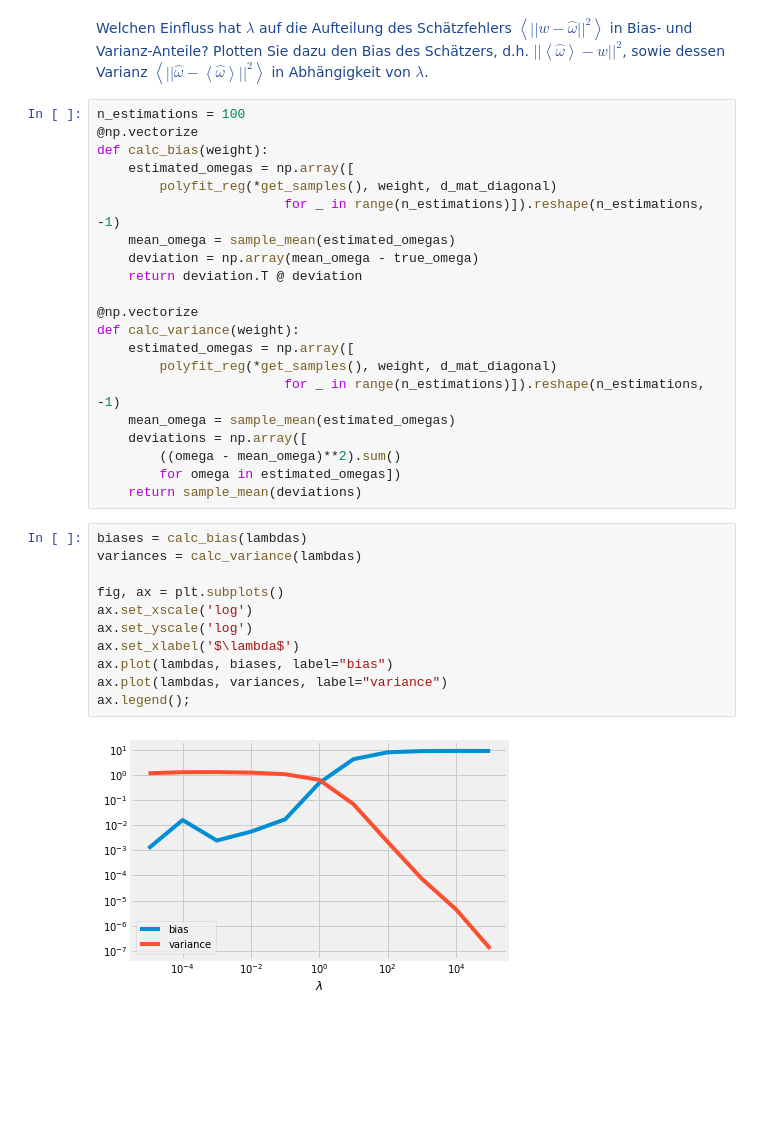
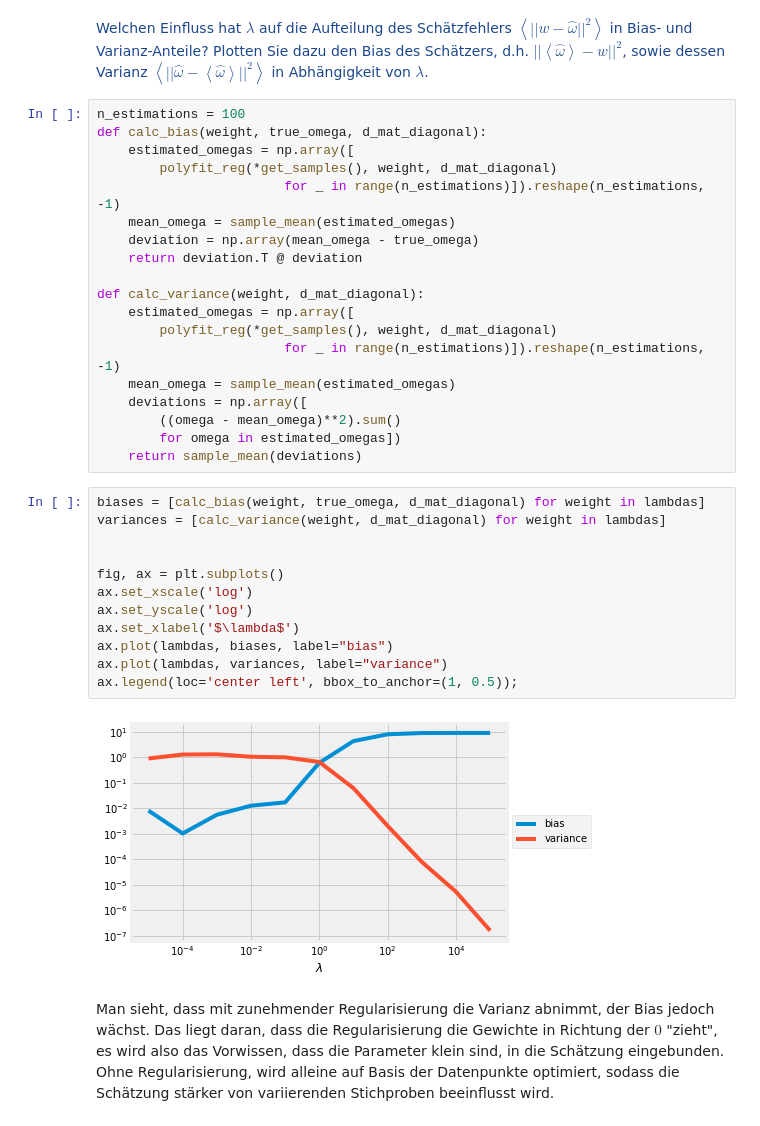
Before and after one commit to jonasitzmann/grundlagen_ml, a Jupyter notebook: ex4.ipynb, the cells around one changed output. Drawn from its saved outputs; the diff is of its cells as text; blank space fills up the shorter version.

```diff
--- a/ex4.ipynb
+++ b/ex4.ipynb
@@ -269,8 +267,7 @@ in Abhängigkeit von $\lambda$.
 </font>
 # %%
 n_estimations = 100
-@np.vectorize
-def calc_bias(weight):
+def calc_bias(weight, true_omega, d_mat_diagonal):
     estimated_omegas = np.array([
         polyfit_reg(*get_samples(), weight, d_mat_diagonal)
                         for _ in range(n_estimations)]).reshape(n_estimations, -1)
@@ -278,8 +275,7 @@ def calc_bias(weight):
     deviation = np.array(mean_omega - true_omega)
     return deviation.T @ deviation
 
-@np.vectorize
-def calc_variance(weight):
+def calc_variance(weight, d_mat_diagonal):
     estimated_omegas = np.array([
         polyfit_reg(*get_samples(), weight, d_mat_diagonal)
                         for _ in range(n_estimations)]).reshape(n_estimations, -1)
@@ -289,15 +285,22 @@ def calc_variance(weight):
         for omega in estimated_omegas])
     return sample_mean(deviations)
 # %%
-biases = calc_bias(lambdas)
-variances = calc_variance(lambdas)
+biases = [calc_bias(weight, true_omega, d_mat_diagonal) for weight in lambdas]
+variances = [calc_variance(weight, d_mat_diagonal) for weight in lambdas]
+
 
 fig, ax = plt.subplots()
 ax.set_xscale('log')
 ax.set_yscale('log')
 ax.set_xlabel('$\lambda$')
 ax.plot(lambdas, biases, label="bias")
 ax.plot(lambdas, variances, label="variance")
-ax.legend();
+ax.legend(loc='center left', bbox_to_anchor=(1, 0.5));
 # %% [output]
-[figure, old version]
+[figure, new version]
+# %% [markdown]
+Man sieht, dass mit zunehmender Regularisierung die Varianz abnimmt, der Bias jedoch wächst.
+Das liegt daran, dass die Regularisierung die Gewichte in Richtung der $0$ "zieht",
+es wird also das Vorwissen, dass die Parameter klein sind, in die Schätzung eingebunden.
+Ohne Regularisierung, wird alleine auf Basis der Datenpunkte optimiert, sodass die Schätzung stärker
+von variierenden Stichproben beeinflusst wird.
```
Also changed, not shown: parts of 15 cells of this notebook, 1 other file.
